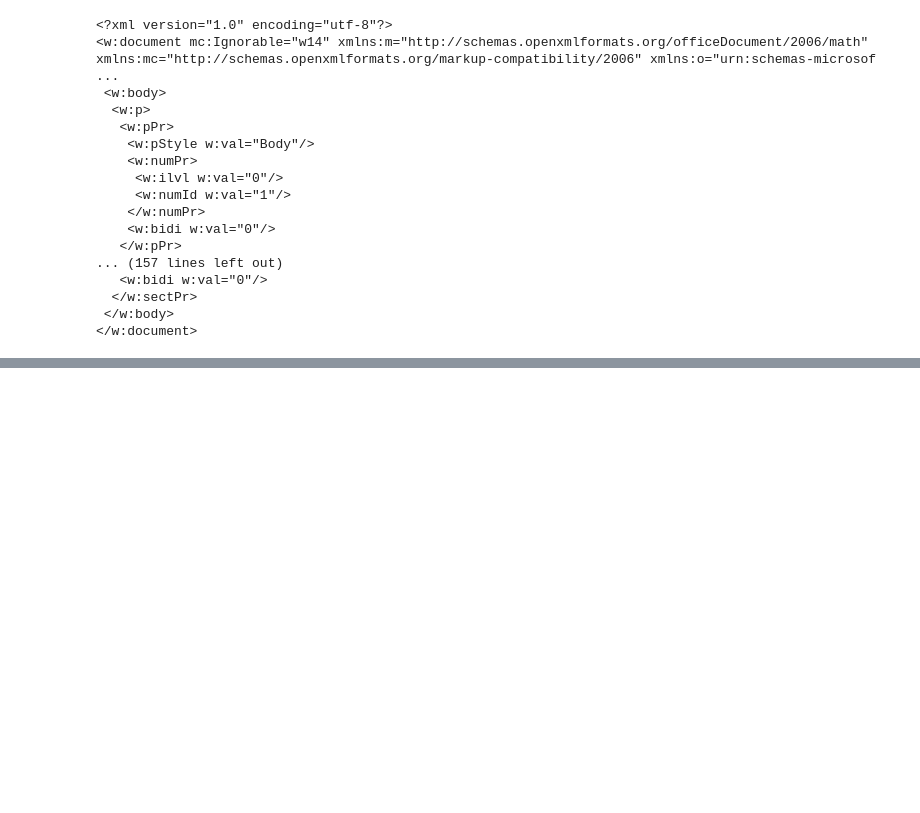
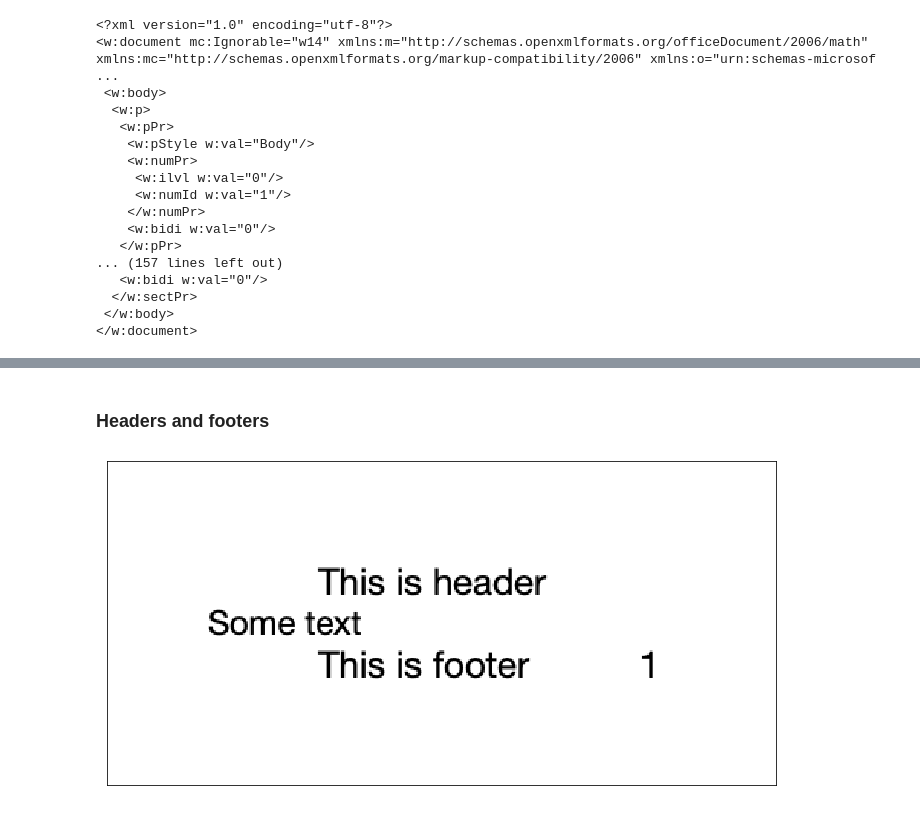
Before and after one commit to NastyBoget/DOCXParser, a Jupyter notebook: docx_reader.ipynb, the cells around one changed output, grey strips where cells are left out. Saved outputs shown, nothing was run; the diff lists cells and outputs as text; code cells hidden in the pictures; blank space fills up the shorter version.

```diff
--- a/docx_reader.ipynb
+++ b/docx_reader.ipynb
@@ -405,0 +599,6 @@ print(BeautifulSoup(document.read('word/document.xml'), 'xml').prettify())
+# %% [markdown]
+### Headers and footers
+# %%
+show_img('example4.png')
+# %% [output]
+[figure, added]
```
Also changed, not shown: parts of 38 cells of this notebook, 3 other files.
